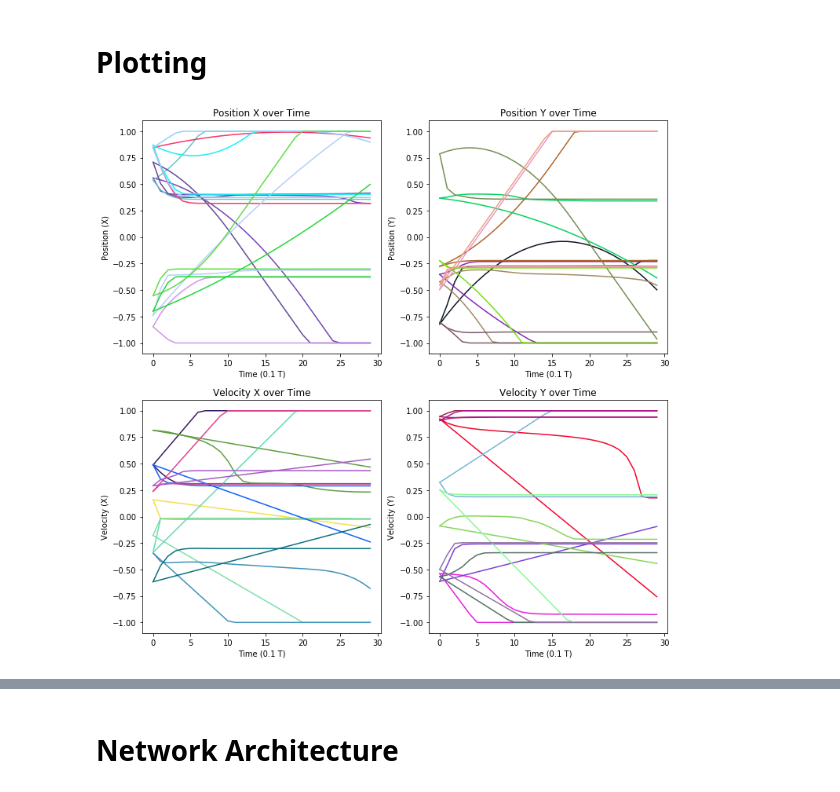
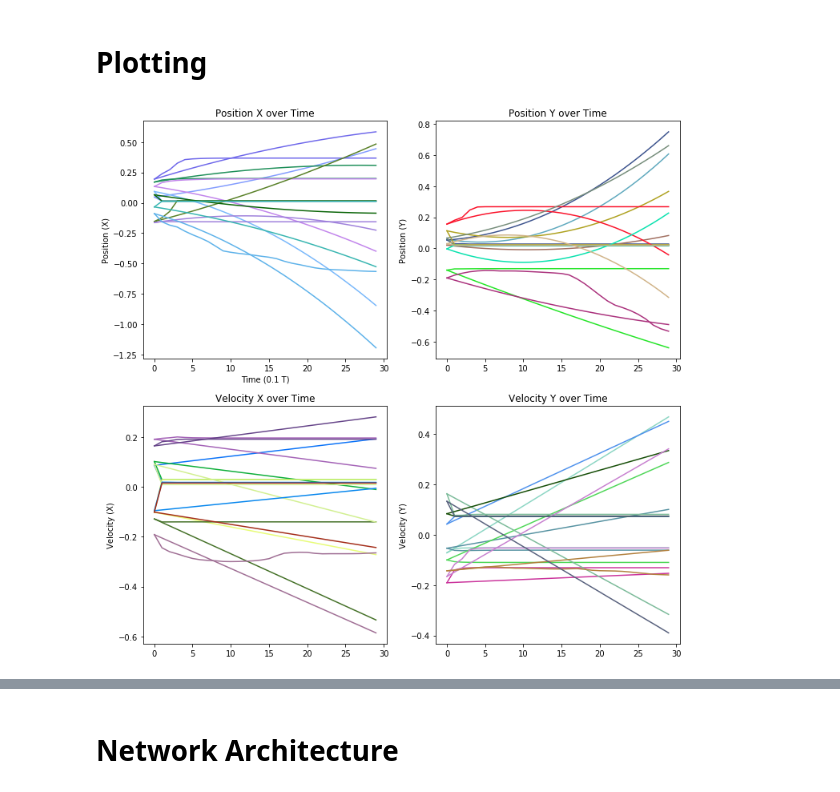
Before and after one commit to alexandre-lavoie/deep-physics, a Jupyter notebook: python/DNN/DNN.ipynb, the cells around one changed output, grey strips where cells are left out. Cells and saved outputs as stored; diff of their text form; code cells hidden in the pictures.

```diff
--- a/python/DNN/DNN.ipynb
+++ b/python/DNN/DNN.ipynb
@@ -18,19 +18,19 @@ class Particle:
     def __repr__(self):
         return "Position: %s, Velocity: %s, Accleration: %s" % (self.position, self.velocity, self.acceleration)
 
-    def __init__(self, position=np.array([None]), velocity=np.array([None]), acceleration=np.array([None])):
+    def __init__(self, position=np.array([None]), velocity=np.array([None]), acceleration=np.array([None]), max_start=1):
         if position.all() == None:
-            self.position = np.array([np.random.sample()*2-1,np.random.sample()*2-1]) # Position X, Y
+            self.position = np.array([np.random.sample()*2-1,np.random.sample()*2-1]) * max_start # Position X, Y
         else:
             self.position = position
 
         if velocity.all() == None:
-            self.velocity = np.array([np.random.sample()*2-1,np.random.sample()*2-1]) # Velocity X, Y
+            self.velocity = np.array([np.random.sample()*2-1,np.random.sample()*2-1]) * max_start # Velocity X, Y
         else:
             self.velocity = velocity
 
         if acceleration.all() == None:
-            self.acceleration = np.array([np.random.sample()*2-1,np.random.sample()*2-1]) # Acceleration X, Y
+            self.acceleration = np.array([np.random.sample()*2-1,np.random.sample()*2-1]) * max_start # Acceleration X, Y
         else:
             self.acceleration = acceleration
 
@@ -38,11 +38,7 @@ class Particle:
     def apply_physics(self,dt):
         nextParticle = copy.deepcopy(self) # Copy to retain initial values
         nextParticle.position += self.velocity * dt
-        nextParticle.position[0] = max(min(1,nextParticle.position[0]),-1) # Caps position to [-1,1]
-        nextParticle.position[1] = max(min(1,nextParticle.position[1]),-1) # Caps position to [-1,1]
         nextParticle.velocity += self.acceleration * dt
-        nextParticle.velocity[0] = max(min(1,nextParticle.velocity[0]),-1) # Caps velocity to [-1,1]
-        nextParticle.velocity[1] = max(min(1,nextParticle.velocity[1]),-1) # Caps velocity to [-1,1]
         return nextParticle
 
     def predict(self,model):
@@ -79,22 +75,22 @@ class Particle:
 class DNN:
     def __init__(self, input_size, output_size, dropout=0.4, model=None):
         if model == None:
-            self.model = self.get_model(input_size, output_size, dropout)
+            self.model = self.generate_model(input_size, output_size, dropout)
         else:
             self.model = model
 
-    def get_model(self,input_size,output_size,dropout):
+    def generate_model(self,input_size,output_size,dropout):
         optimizer = Adam()
         input_layer = Input(shape=(input_size,), name="Input")
-        dense_layer = Dense(32, activation='relu')(input_layer)
+        dense_layer = Dense(128, activation='relu')(input_layer)
         dense_layer = Dropout(dropout)(dense_layer)
-        dense_layer = Dense(64, activation='relu')(dense_layer)
+        dense_layer = Dense(256, activation='relu')(dense_layer)
+        dense_layer = Dropout(dropout)(dense_layer)
+        dense_layer = Dense(512, activation='relu')(dense_layer)
+        dense_layer = Dropout(dropout)(dense_layer)
+        dense_layer = Dense(256, activation='relu')(dense_layer)
         dense_layer = Dropout(dropout)(dense_layer)
         dense_layer = Dense(128, activation='relu')(dense_layer)
-        dense_layer = Dropout(dropout)(dense_layer)
-        dense_layer = Dense(64, activation='relu')(dense_layer)
-        dense_layer = Dropout(dropout)(dense_layer)
-        dense_layer = Dense(32, activation='relu')(dense_layer)
         dense_layer = Dropout(dropout)(dense_layer)
         output_layer = Dense(output_size, activation='tanh', name="Output")(dense_layer)
         model = Model(input_layer, output_layer)
@@ -147,7 +143,7 @@ Position = []
 Velocity = []
 
 for _ in range(10):
-    obj = Particle()
+    obj = Particle(max_start=0.2)
     p1, v1 = obj.get_actual_trajectory(dt=0.1, time=3)
     p2, v2 = obj.get_predicted_trajectory(model=dnn.model, dt=0.1, time=3)
     Position.append([p1,p2])
@@ -171,42 +167,39 @@ for particle in Position:
 
     plt.subplot(2, 2, 2)
 
-    plt.xlabel("Time (0.1 T)")
     plt.ylabel("Position (Y)")
     plt.title("Position Y over Time")
 
     c = [np.random.random_sample(),np.random.random_sample(),np.random.random_sample()]
 
     for trajectory in particle:
         plt.plot([t[1] for t in trajectory],color=c)
 
 for particle in Velocity:
     plt.subplot(2, 2, 3)
 
-    plt.xlabel("Time (0.1 T)")
     plt.ylabel("Velocity (X)")
     plt.title("Velocity X over Time")
 
     c = [np.random.random_sample(),np.random.random_sample(),np.random.random_sample()]
 
     for trajectory in particle:
         plt.plot([t[0] for t in trajectory],color=c)
 
     plt.subplot(2, 2, 4)
 
-    plt.xlabel("Time (0.1 T)")
     plt.ylabel("Velocity (Y)")
     plt.title("Velocity Y over Time")
 
     c = [np.random.random_sample(),np.random.random_sample(),np.random.random_sample()]
 
     for trajectory in particle:
         plt.plot([t[1] for t in trajectory],color=c)
 
 
 plt.show()
 # %% [output]
-[figure, old version]
+[figure, new version]
 # %%
 plt.figure(num=None, figsize=(12, 12))
 
```
Also changed, not shown: parts of 2 cells of this notebook, 7 other files.
